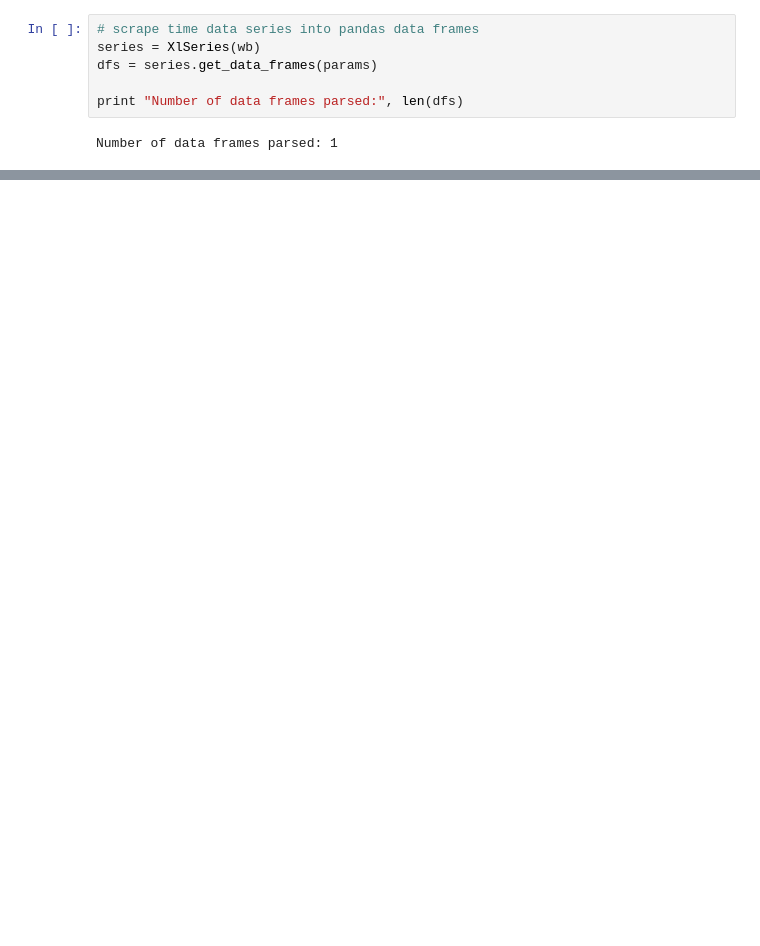
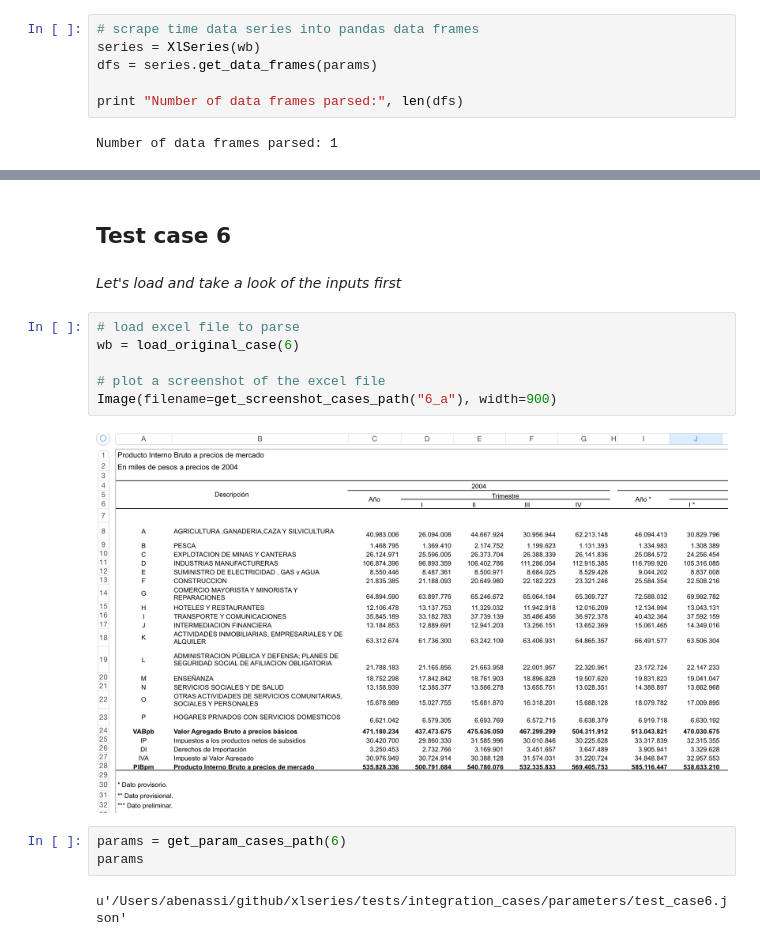
Before and after one commit to abenassi/xlseries, a Jupyter notebook: docs/notebooks/Test cases.ipynb, the cells around one changed output, grey strips where cells are left out. Drawn from its saved outputs; the diff is of its cells as text; blank space fills up the shorter version.

```diff
--- a/docs/notebooks/Test cases.ipynb
+++ b/docs/notebooks/Test cases.ipynb
@@ -228,0 +325,17 @@ df[:10]  # [Slicing data frame rows]
+# %% [markdown]
+## Test case 6
+# %% [markdown]
+*Let's load and take a look of the inputs first*
+# %%
+# load excel file to parse
+wb = load_original_case(6)
+
+# plot a screenshot of the excel file
+Image(filename=get_screenshot_cases_path("6_a"), width=900)
+# %% [output]
+[figure, added]
+# %%
+params = get_param_cases_path(6)
+params
+# %% [output]
+u'/Users/abenassi/github/xlseries/tests/integration_cases/parameters/test_case6.json'
```
Also changed, not shown: parts of 26 cells of this notebook, 1 other file.
